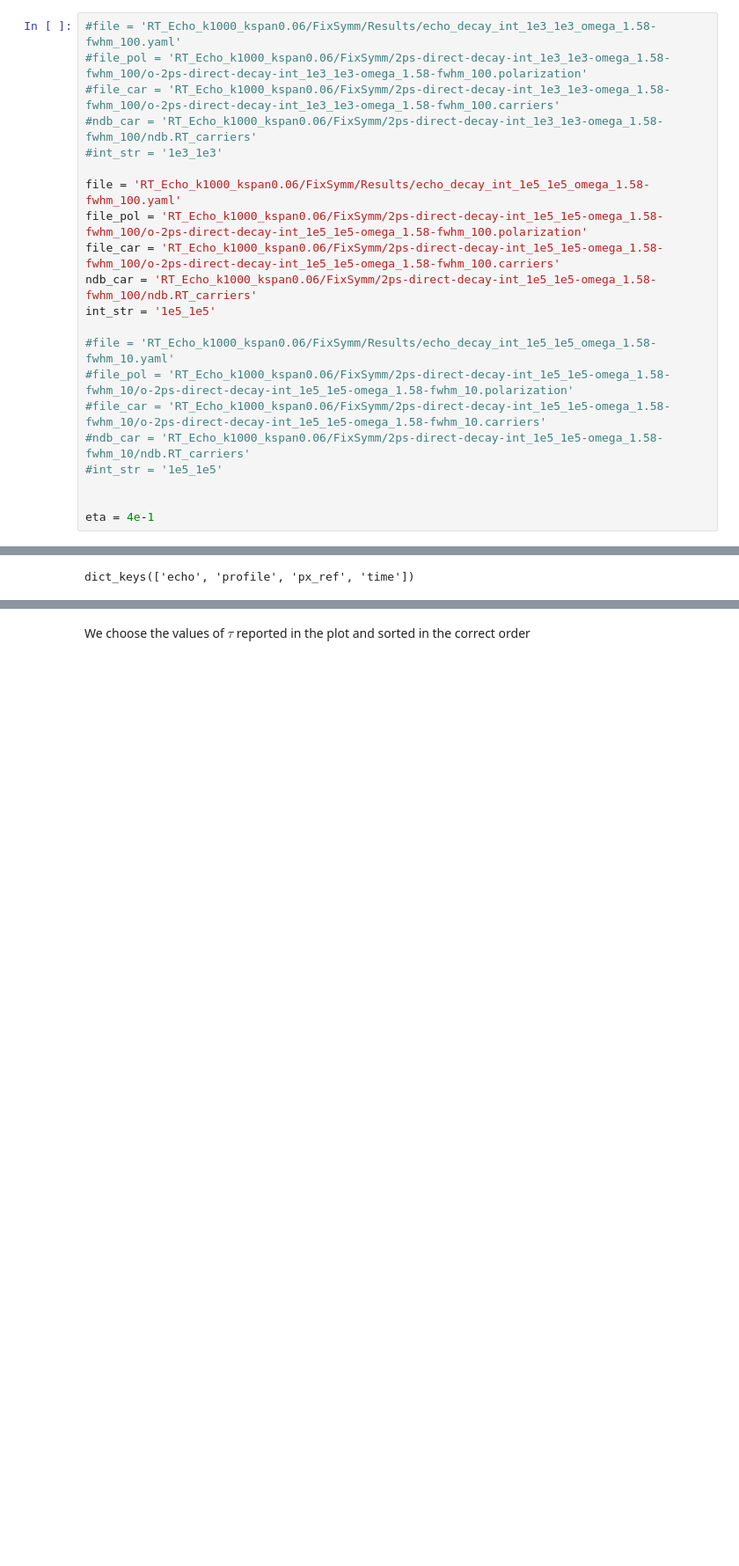
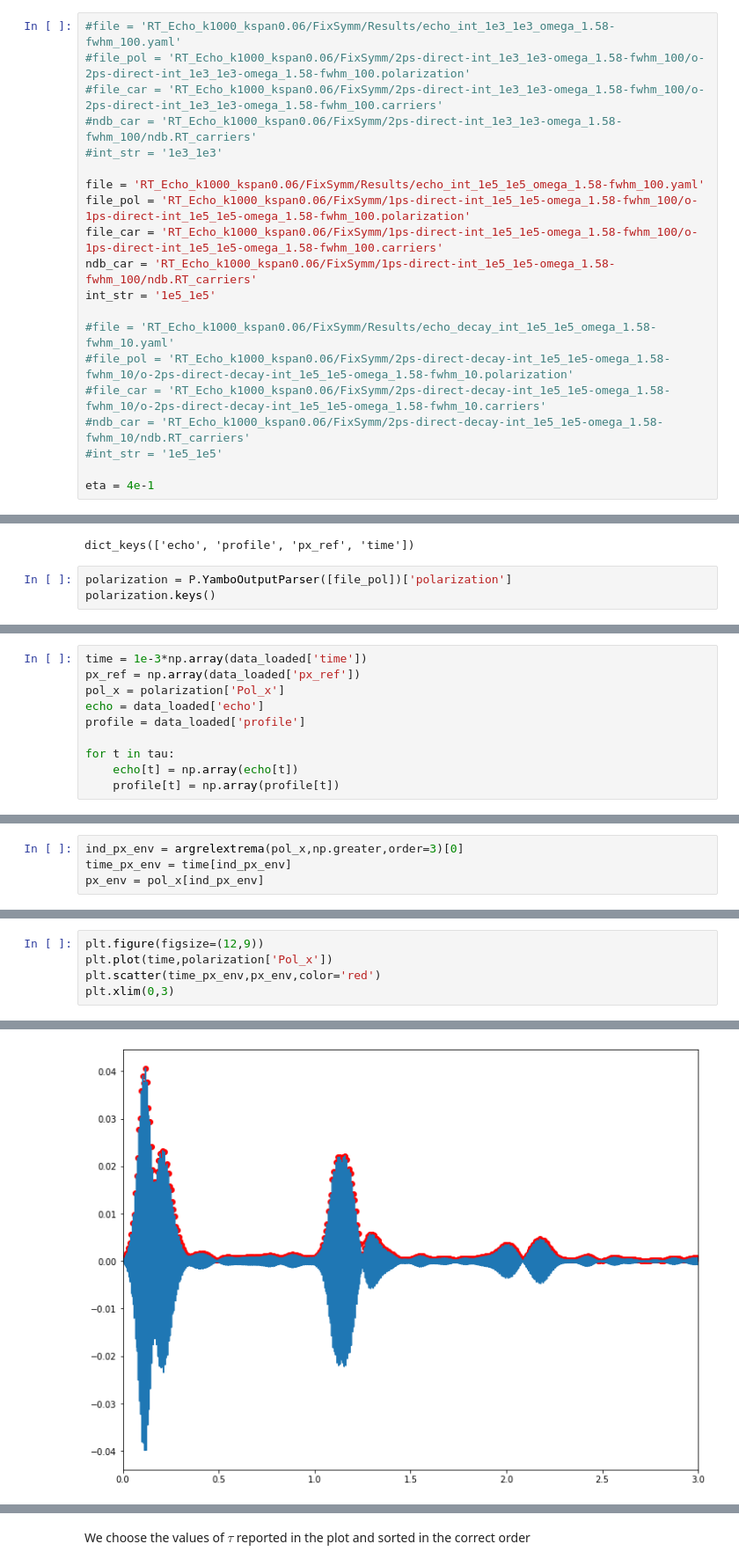
Before and after one commit to marcodalessandro76/Echo_mechanisms_decay_time_optical_orientation, a Jupyter notebook: PHOTON_ECO/ANALYSIS_Plot.ipynb, the cells around one changed output, grey strips where cells are left out. Shown: that part at 88% size. Cells and saved outputs as stored; diff of their text form; blank space fills up the shorter version.

```diff
--- a/PHOTON_ECO/ANALYSIS_Plot.ipynb
+++ b/PHOTON_ECO/ANALYSIS_Plot.ipynb
@@ -366,16 +365,16 @@ plt.tight_layout(pad=-0.7)
 # %% [markdown]
 ## Polarization, echo peaks and carriers in the extended k region
 # %%
-#file = 'RT_Echo_k1000_kspan0.06/FixSymm/Results/echo_decay_int_1e3_1e3_omega_1.58-fwhm_100.yaml'
-#file_pol = 'RT_Echo_k1000_kspan0.06/FixSymm/2ps-direct-decay-int_1e3_1e3-omega_1.58-fwhm_100/o-2ps-direct-decay-int_1e3_1e3-omega_1.58-fwhm_100.polarization'
-#file_car = 'RT_Echo_k1000_kspan0.06/FixSymm/2ps-direct-decay-int_1e3_1e3-omega_1.58-fwhm_100/o-2ps-direct-decay-int_1e3_1e3-omega_1.58-fwhm_100.carriers'
-#ndb_car = 'RT_Echo_k1000_kspan0.06/FixSymm/2ps-direct-decay-int_1e3_1e3-omega_1.58-fwhm_100/ndb.RT_carriers'
+#file = 'RT_Echo_k1000_kspan0.06/FixSymm/Results/echo_int_1e3_1e3_omega_1.58-fwhm_100.yaml'
+#file_pol = 'RT_Echo_k1000_kspan0.06/FixSymm/2ps-direct-int_1e3_1e3-omega_1.58-fwhm_100/o-2ps-direct-int_1e3_1e3-omega_1.58-fwhm_100.polarization'
+#file_car = 'RT_Echo_k1000_kspan0.06/FixSymm/2ps-direct-int_1e3_1e3-omega_1.58-fwhm_100/o-2ps-direct-int_1e3_1e3-omega_1.58-fwhm_100.carriers'
+#ndb_car = 'RT_Echo_k1000_kspan0.06/FixSymm/2ps-direct-int_1e3_1e3-omega_1.58-fwhm_100/ndb.RT_carriers'
 #int_str = '1e3_1e3'
 
-file = 'RT_Echo_k1000_kspan0.06/FixSymm/Results/echo_decay_int_1e5_1e5_omega_1.58-fwhm_100.yaml'
-file_pol = 'RT_Echo_k1000_kspan0.06/FixSymm/2ps-direct-decay-int_1e5_1e5-omega_1.58-fwhm_100/o-2ps-direct-decay-int_1e5_1e5-omega_1.58-fwhm_100.polarization'
-file_car = 'RT_Echo_k1000_kspan0.06/FixSymm/2ps-direct-decay-int_1e5_1e5-omega_1.58-fwhm_100/o-2ps-direct-decay-int_1e5_1e5-omega_1.58-fwhm_100.carriers'
-ndb_car = 'RT_Echo_k1000_kspan0.06/FixSymm/2ps-direct-decay-int_1e5_1e5-omega_1.58-fwhm_100/ndb.RT_carriers'
+file = 'RT_Echo_k1000_kspan0.06/FixSymm/Results/echo_int_1e5_1e5_omega_1.58-fwhm_100.yaml'
+file_pol = 'RT_Echo_k1000_kspan0.06/FixSymm/1ps-direct-int_1e5_1e5-omega_1.58-fwhm_100/o-1ps-direct-int_1e5_1e5-omega_1.58-fwhm_100.polarization'
+file_car = 'RT_Echo_k1000_kspan0.06/FixSymm/1ps-direct-int_1e5_1e5-omega_1.58-fwhm_100/o-1ps-direct-int_1e5_1e5-omega_1.58-fwhm_100.carriers'
+ndb_car = 'RT_Echo_k1000_kspan0.06/FixSymm/1ps-direct-int_1e5_1e5-omega_1.58-fwhm_100/ndb.RT_carriers'
 int_str = '1e5_1e5'
 
 #file = 'RT_Echo_k1000_kspan0.06/FixSymm/Results/echo_decay_int_1e5_1e5_omega_1.58-fwhm_10.yaml'
@@ -384,7 +383,6 @@ int_str = '1e5_1e5'
 #ndb_car = 'RT_Echo_k1000_kspan0.06/FixSymm/2ps-direct-decay-int_1e5_1e5-omega_1.58-fwhm_10/ndb.RT_carriers'
 #int_str = '1e5_1e5'
 
-
 eta = 4e-1
 # %%
 with open(file, 'r') as f:
@@ -392,3 +390,6 @@ with open(file, 'r') as f:
 data_loaded.keys()
 # %% [output]
 dict_keys(['echo', 'profile', 'px_ref', 'time'])
+# %%
+polarization = P.YamboOutputParser([file_pol])['polarization']
+polarization.keys()
@@ -394,0 +403,10 @@ dict_keys(['echo', 'profile', 'px_ref', 'time'])
+# %%
+time = 1e-3*np.array(data_loaded['time'])
+px_ref = np.array(data_loaded['px_ref'])
+pol_x = polarization['Pol_x']
+echo = data_loaded['echo']
+profile = data_loaded['profile']
+
+for t in tau:
+    echo[t] = np.array(echo[t])
+    profile[t] = np.array(profile[t])
@@ -394,0 +422,4 @@ dict_keys(['echo', 'profile', 'px_ref', 'time'])
+# %%
+ind_px_env = argrelextrema(pol_x,np.greater,order=3)[0]
+time_px_env = time[ind_px_env]
+px_env = pol_x[ind_px_env]
@@ -394,0 +430,6 @@ dict_keys(['echo', 'profile', 'px_ref', 'time'])
+# %%
+plt.figure(figsize=(12,9))
+plt.plot(time,polarization['Pol_x'])
+plt.scatter(time_px_env,px_env,color='red')
+plt.xlim(0,3)
+# %% [output]
@@ -394,0 +437 @@ dict_keys(['echo', 'profile', 'px_ref', 'time'])
+[figure, added]
```
Also changed, not shown: parts of 20 cells of this notebook, 3 other files.
